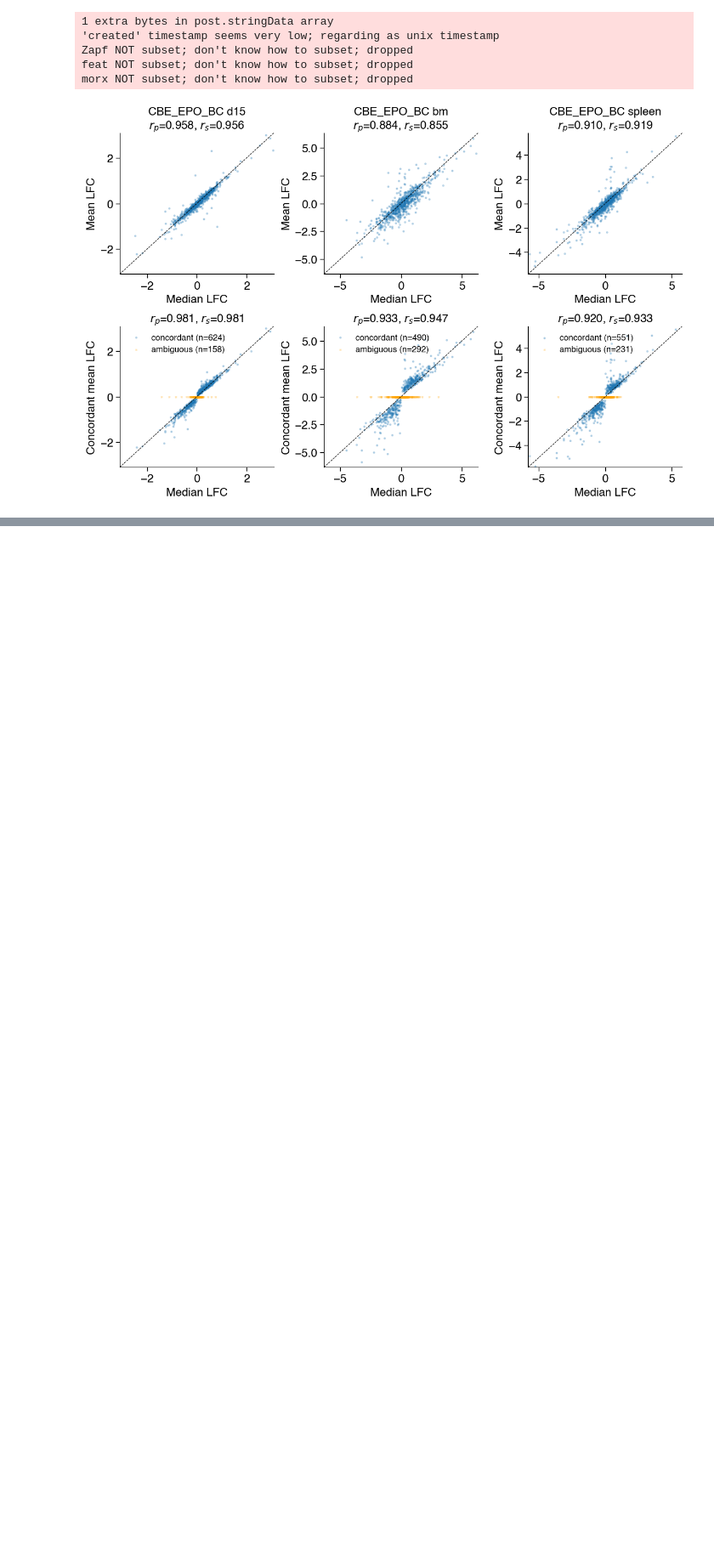
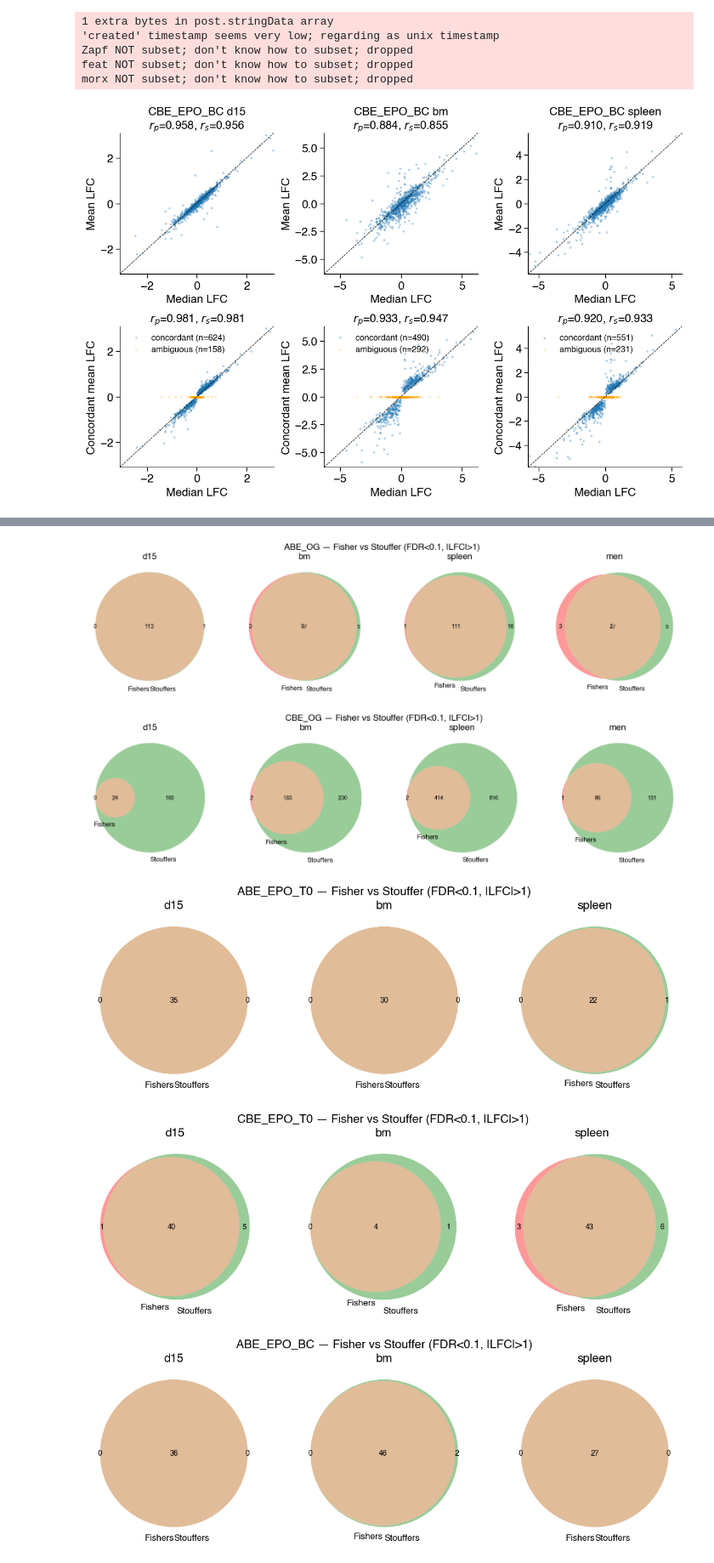
Before and after one commit to kexindon/B-ALL-in-vivo-base-editing, a Jupyter notebook: extended_figure6_CLEANED.ipynb, the cells around one changed output, grey strips where cells are left out. Shown at 85% size. Saved outputs shown, nothing was run; the diff lists cells and outputs as text; code cells hidden in the pictures; blank space fills up the shorter version.

```diff
--- a/extended_figure6_CLEANED.ipynb
+++ b/extended_figure6_CLEANED.ipynb
@@ -148,0 +179,24 @@ morx NOT subset; don't know how to subset; dropped
+# %%
+# Fisher vs Stouffer per screen per condition
+for screen, conds, og in [('ABE_OG', conds_og, True), ('CBE_OG', conds_og, True),
+                            ('ABE_EPO_T0', conds_focused, False), ('CBE_EPO_T0', conds_focused, False),
+                            ('ABE_EPO_BC', conds_focused, False), ('CBE_EPO_BC', conds_focused, False),
+]:
+    if dfs.get(screen) is None: continue
+    n = len(conds)
+    fig, axes = plt.subplots(1, n, figsize=(4*n, 4))
+    if n == 1: axes = [axes]
+    for k, cond in enumerate(conds):
+        venn2([get_hits(dfs[screen], cond, 'fishers',   is_og=og),
+               get_hits(dfs[screen], cond, 'stouffers', is_og=og)],
+              set_labels=('Fishers','Stouffers'), ax=axes[k])
+        axes[k].set_title(cond, fontsize=16)
+    fig.suptitle(f'{screen} — Fisher vs Stouffer (FDR<0.1, |LFC|>1)', fontsize=16)
+    fig.tight_layout()
+    plt.show()
+# %% [output]
+[figure, added]
+[figure, added]
+[figure, added]
+[figure, added]
+[figure, added]
```
Also changed, not shown: parts of 6 cells of this notebook, 24 other files.
